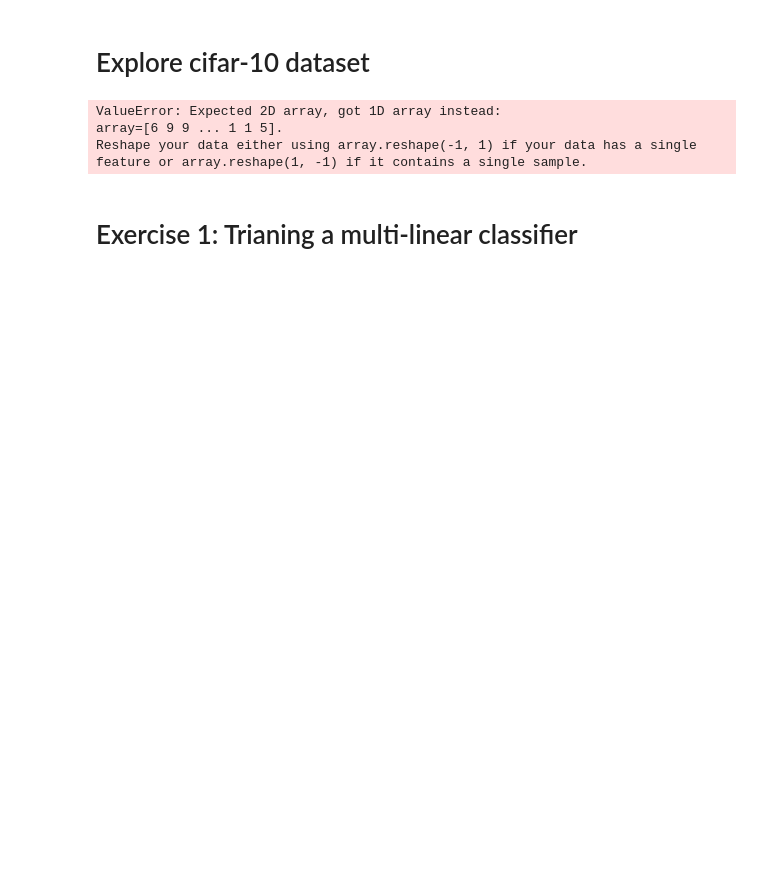
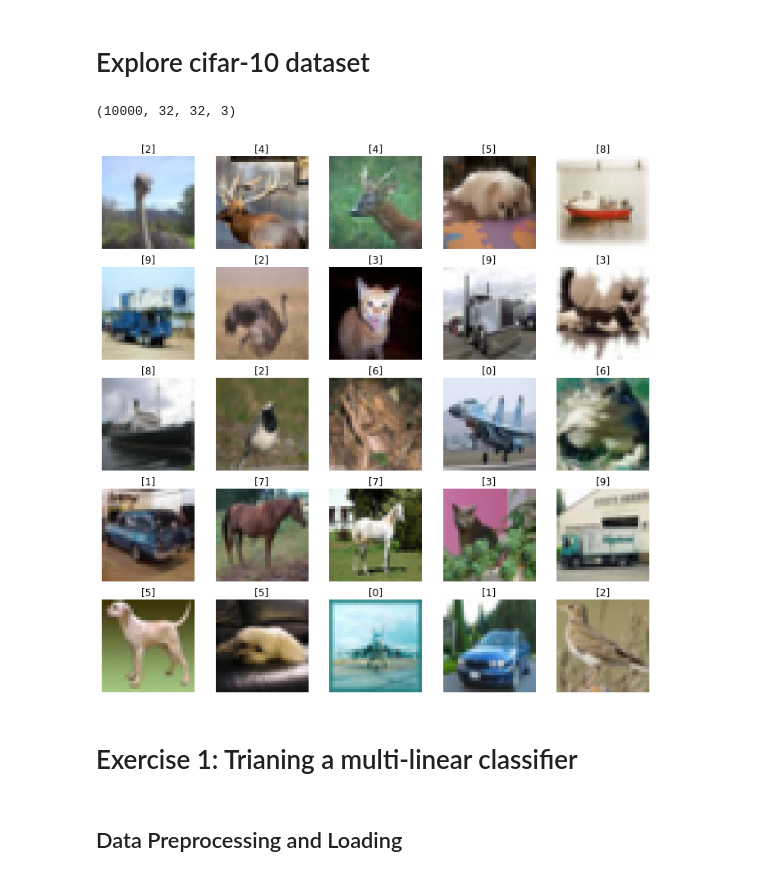
Before and after one commit to KenzaB27/dl_labs, a Jupyter notebook: lab1/experiments.ipynb, the cells around one changed output. Drawn from its saved outputs; the diff is of its cells as text; code cells hidden in the pictures; blank space fills up the shorter version.

```diff
--- a/lab1/experiments.ipynb
+++ b/lab1/experiments.ipynb
@@ -10,11 +12,10 @@ import utils as ut
 # Explore cifar-10 dataset
 # %%
 importlib.reload(ut)
-X, y, _ = ut.load_data('data_batch_1', reshape=True)
-ut.plot_cifar(X, y)
+X, y, _ = ut.loadData('data_batch_1', reshape=True, clipping=False)
+ut.plotCifar(X, y)
 # %% [output]
-ValueError: Expected 2D array, got 1D array instead:
-array=[6 9 9 ... 1 1 5].
-Reshape your data either using array.reshape(-1, 1) if your data has a single feature or array.reshape(1, -1) if it contains a single sample.
+(10000, 32, 32, 3)
+[figure, added]
 # %% [markdown]
 # Exercise 1: Trianing a multi-linear classifier
@@ -23,0 +22,2 @@ X_train, y_train, Y = ut.load_data('data_batch_1', normalize=True)
+# %% [markdown]
+## Data Preprocessing and Loading
```
Also changed, not shown: parts of 24 cells of this notebook, 2 other files.
